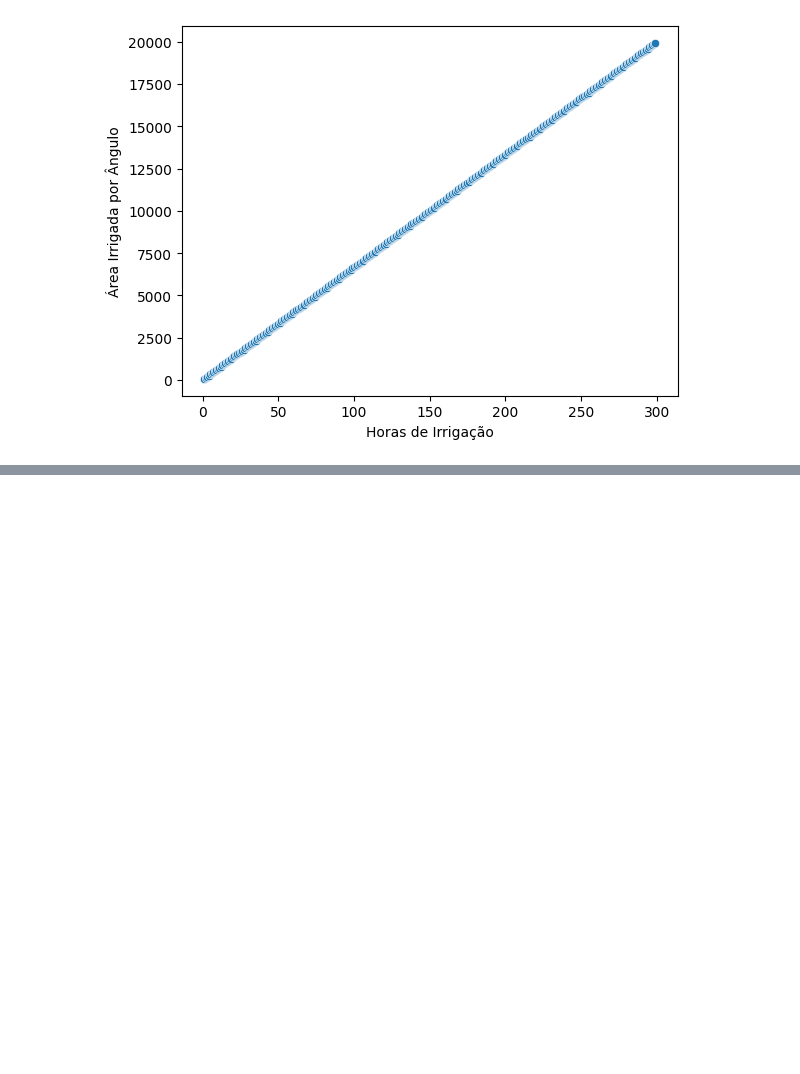
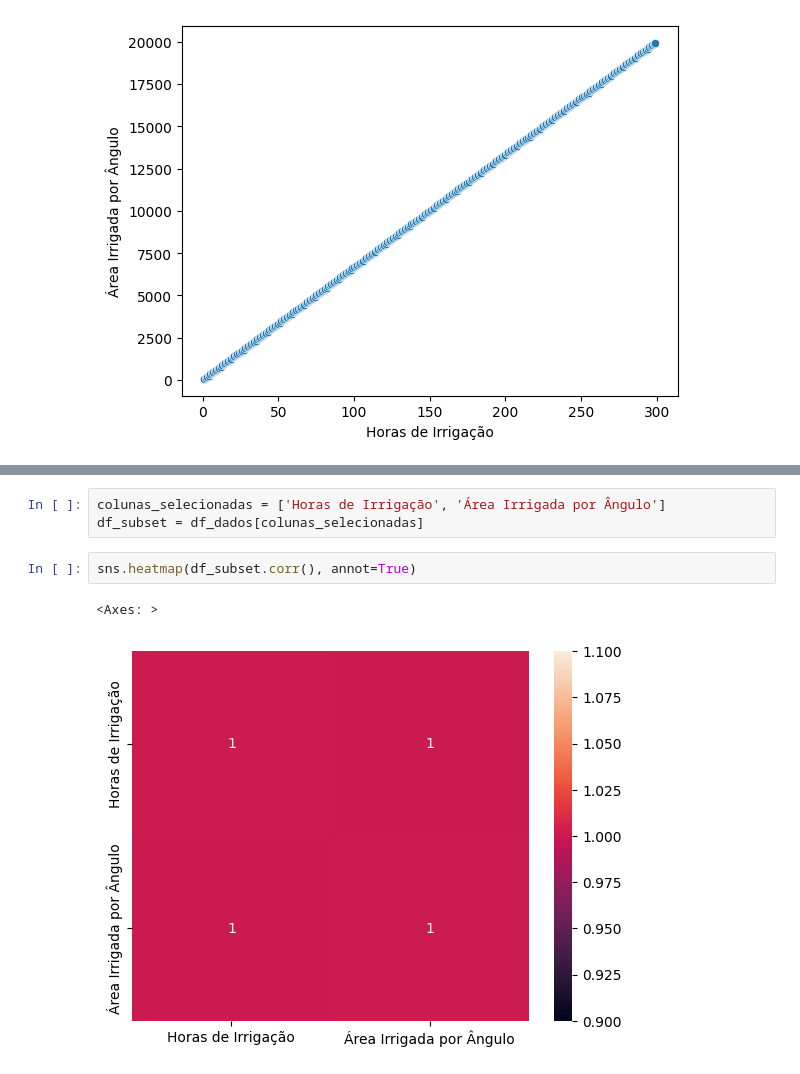
Before and after one commit to Diegopbetti/ia-para-produtos-regressao-linear, a Jupyter notebook: resolucao.ipynb, the cells around one changed output, grey strips where cells are left out. Drawn from its saved outputs; the diff is of its cells as text; blank space fills up the shorter version.

```diff
--- a/resolucao.ipynb
+++ b/resolucao.ipynb
@@ -60,0 +71,8 @@ sns.scatterplot(data=df_dados, x='Horas de Irrigação', y='Área Irrigada por
+# %%
+colunas_selecionadas = ['Horas de Irrigação', 'Área Irrigada por Ângulo']
+df_subset = df_dados[colunas_selecionadas]
+# %%
+sns.heatmap(df_subset.corr(), annot=True)
+# %% [output]
+<Axes: >
+[figure, added]
```
Also changed, not shown: parts of 4 cells of this notebook.
